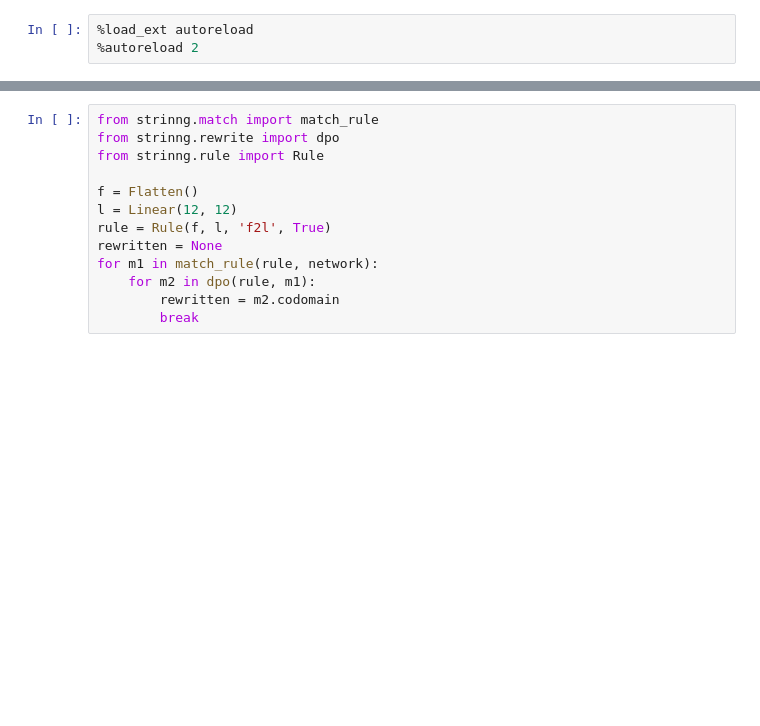
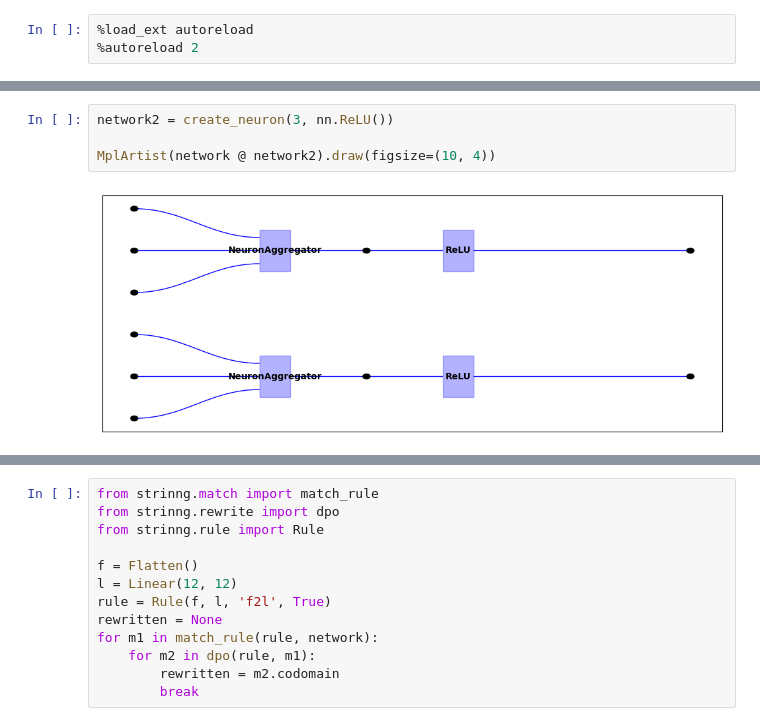
Before and after one commit to alexkoziell/StriNNg, a Jupyter notebook: strinng/prototyping.ipynb, the cells around one changed output, grey strips where cells are left out. Saved outputs shown, nothing was run; the diff lists cells and outputs as text; blank space fills up the shorter version.

```diff
--- a/strinng/prototyping.ipynb
+++ b/strinng/prototyping.ipynb
@@ -11,0 +16,6 @@ MplArtist(network).draw(figsize=(10, 4))
+# %%
+network2 = create_neuron(3, nn.ReLU())
+
+MplArtist(network @ network2).draw(figsize=(10, 4))
+# %% [output]
+[figure, added]
```
Also changed, not shown: parts of 12 cells of this notebook, 1 other file.
